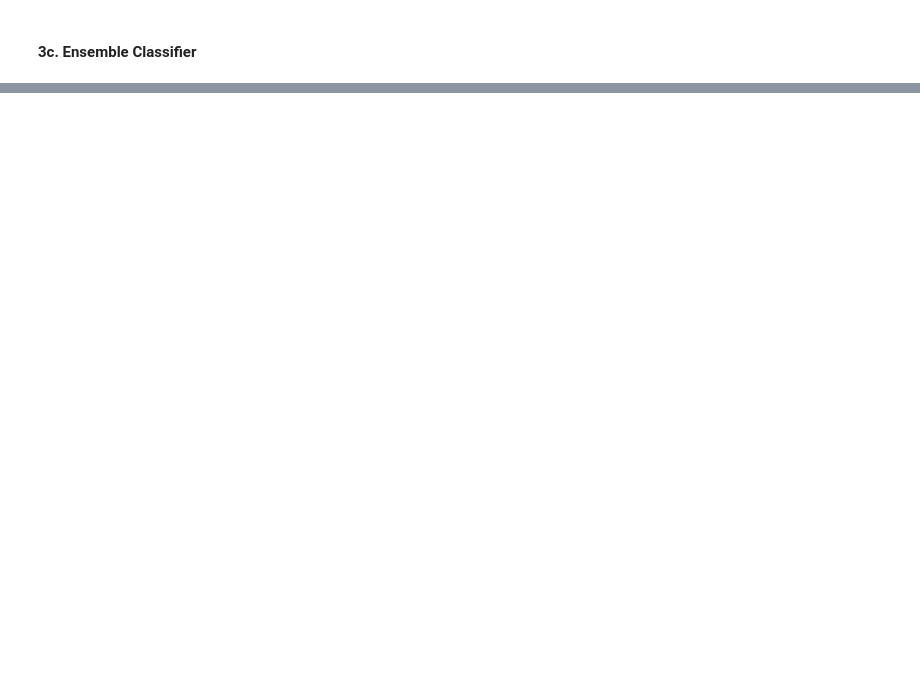
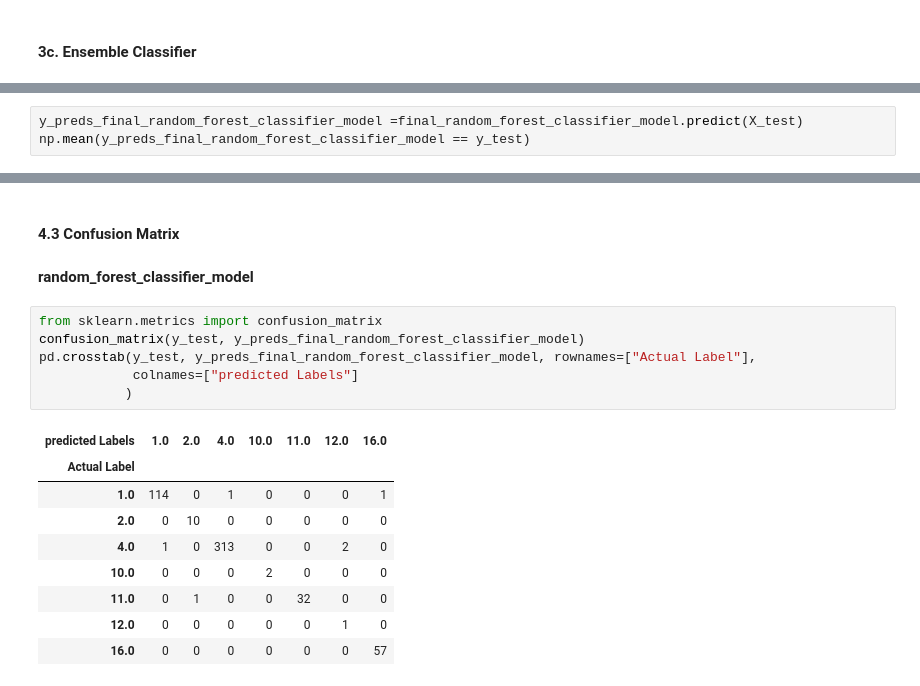
Before and after one commit to jaymes15/bank-statement-classification, a Jupyter notebook: Bank-Statement-Description-Classification.ipynb, the cells around one changed output, grey strips where cells are left out. Saved outputs shown, nothing was run; the diff lists cells and outputs as text; blank space fills up the shorter version.

```diff
--- a/Bank-Statement-Description-Classification.ipynb
+++ b/Bank-Statement-Description-Classification.ipynb
@@ -471,0 +501,3 @@ catboost_classifier.score(X_test, y_test)
+# %%
+y_preds_final_random_forest_classifier_model =final_random_forest_classifier_model.predict(X_test)
+np.mean(y_preds_final_random_forest_classifier_model == y_test)
@@ -471,0 +556,20 @@ catboost_classifier.score(X_test, y_test)
+# %% [markdown]
+#### 4.3 Confusion Matrix
+# %% [markdown]
+**random_forest_classifier_model**
+# %%
+from sklearn.metrics import confusion_matrix
+confusion_matrix(y_test, y_preds_final_random_forest_classifier_model)
+pd.crosstab(y_test, y_preds_final_random_forest_classifier_model, rownames=["Actual Label"],
+            colnames=["predicted Labels"]
+           )
+# %% [output]
+| predicted Labels | 1.0 | 2.0 | 4.0 | 10.0 | 11.0 | 12.0 | 16.0 |
+| Actual Label |  |  |  |  |  |  |  |
+| 1.0 | 114 | 0 | 1 | 0 | 0 | 0 | 1 |
+| 2.0 | 0 | 10 | 0 | 0 | 0 | 0 | 0 |
+| 4.0 | 1 | 0 | 313 | 0 | 0 | 2 | 0 |
+| 10.0 | 0 | 0 | 0 | 2 | 0 | 0 | 0 |
+| 11.0 | 0 | 1 | 0 | 0 | 32 | 0 | 0 |
+| 12.0 | 0 | 0 | 0 | 0 | 0 | 1 | 0 |
+| 16.0 | 0 | 0 | 0 | 0 | 0 | 0 | 57 |
```
Also changed, not shown: parts of 47 cells of this notebook, 7 other files.
